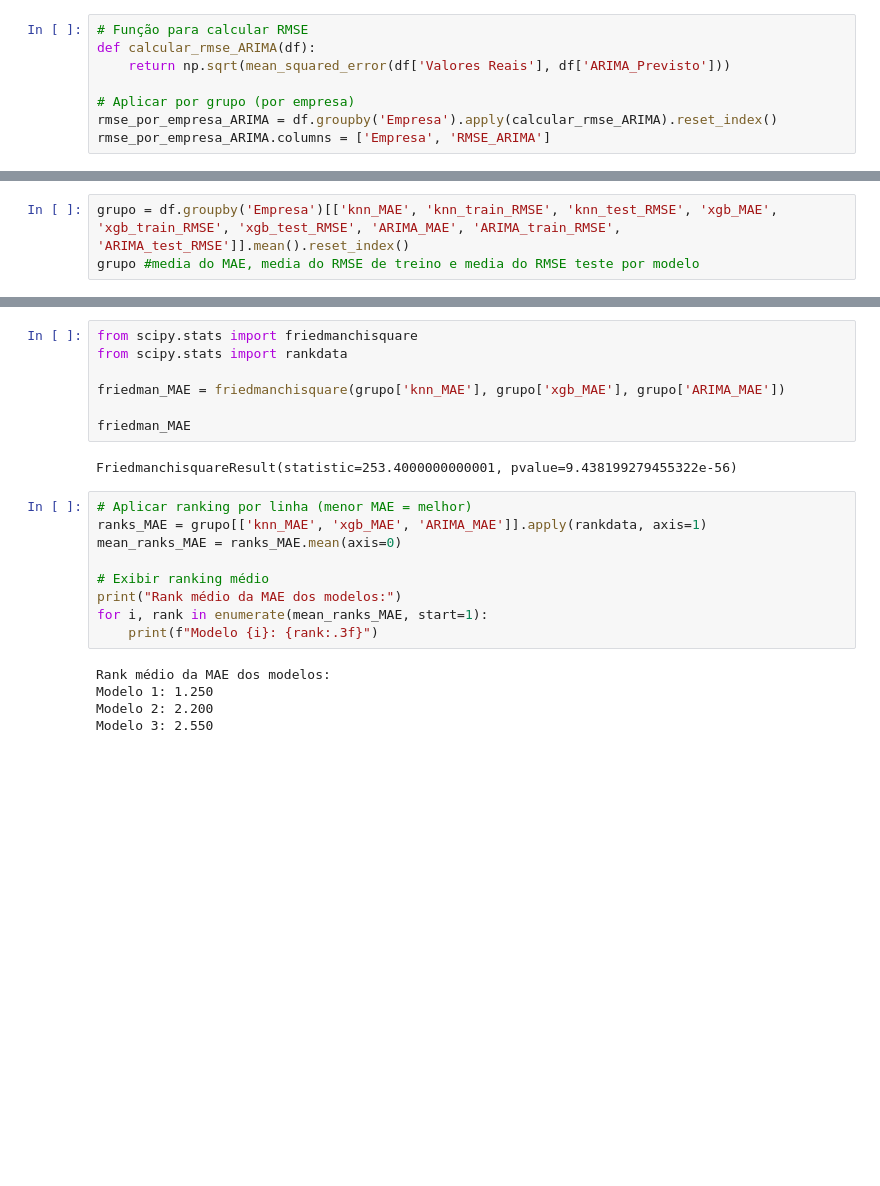
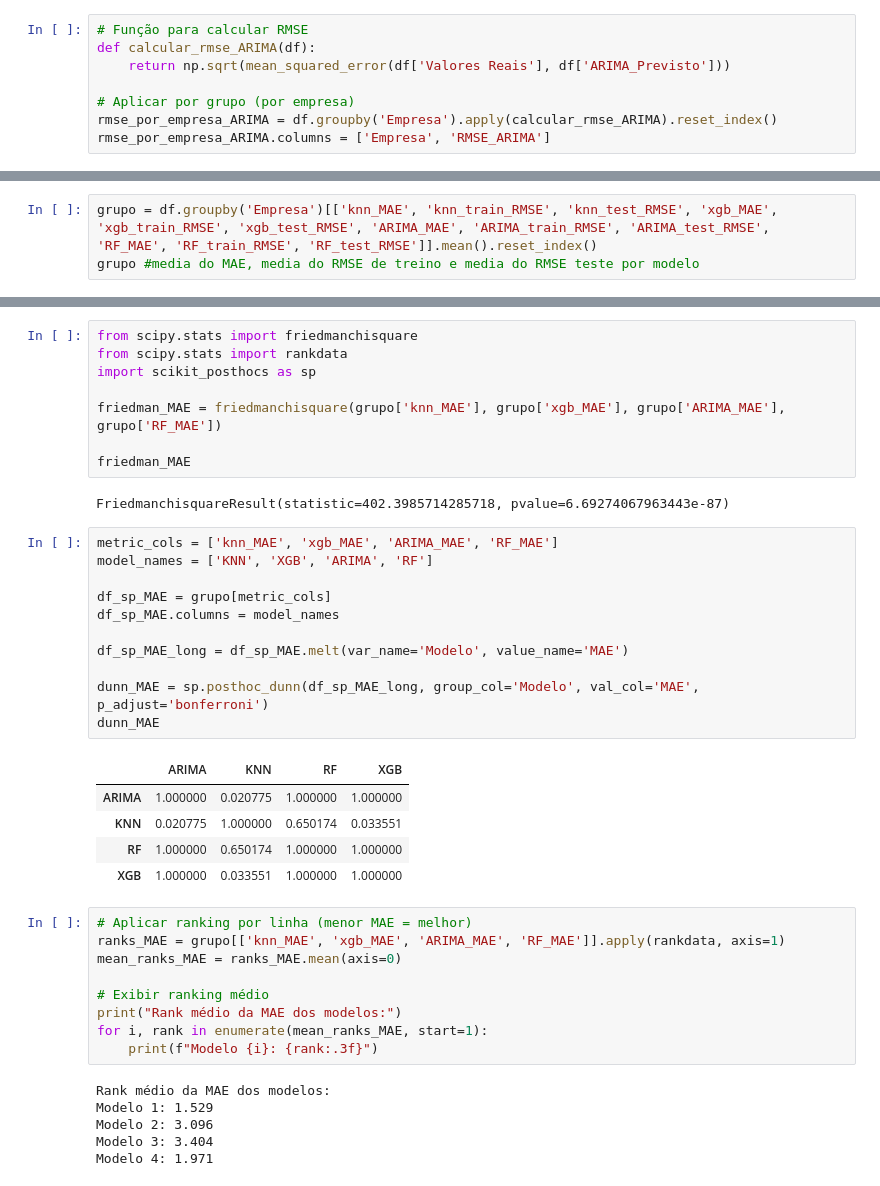
Before and after one commit to CHAnnnelch/IC_predicao_FCF, a Jupyter notebook: 16_friedman_test.ipynb, the cells around one changed output, grey strips where cells are left out. Drawn from its saved outputs; the diff is of its cells as text; blank space fills up the shorter version.

Commit message:
Modelo RandomForest e teste Friedman atualizado com novo modelo e teste post hoc de Dunn-Bonferroni

```diff
--- a/16_friedman_test.ipynb
+++ b/16_friedman_test.ipynb
@@ -107,5 +148,5 @@ Name: 210, dtype: object
 # %%
-grupo = df.groupby('Empresa')[['knn_MAE', 'knn_train_RMSE', 'knn_test_RMSE', 'xgb_MAE', 'xgb_train_RMSE', 'xgb_test_RMSE', 'ARIMA_MAE', 'ARIMA_train_RMSE', 'ARIMA_test_RMSE']].mean().reset_index()
+grupo = df.groupby('Empresa')[['knn_MAE', 'knn_train_RMSE', 'knn_test_RMSE', 'xgb_MAE', 'xgb_train_RMSE', 'xgb_test_RMSE', 'ARIMA_MAE', 'ARIMA_train_RMSE', 'ARIMA_test_RMSE', 'RF_MAE', 'RF_train_RMSE', 'RF_test_RMSE']].mean().reset_index()
 grupo #media do MAE, media do RMSE de treino e media do RMSE teste por modelo
 # %% [output]
 |  | Empresa | knn_MAE | knn_train_RMSE | knn_test_RMSE | xgb_MAE | xgb_train_RMSE | xgb_test_RMSE | ARIMA_MAE | ... |
@@ -192,15 +255,33 @@ RMSE Teste Std ARIMA: 0.06632561698895731
 # %%
 from scipy.stats import friedmanchisquare
 from scipy.stats import rankdata
+import scikit_posthocs as sp
 
-friedman_MAE = friedmanchisquare(grupo['knn_MAE'], grupo['xgb_MAE'], grupo['ARIMA_MAE'])
+friedman_MAE = friedmanchisquare(grupo['knn_MAE'], grupo['xgb_MAE'], grupo['ARIMA_MAE'], grupo['RF_MAE'])
 
 friedman_MAE
 # %% [output]
-FriedmanchisquareResult(statistic=253.4000000000001, pvalue=9.438199279455322e-56)
+FriedmanchisquareResult(statistic=402.3985714285718, pvalue=6.69274067963443e-87)
+# %%
+metric_cols = ['knn_MAE', 'xgb_MAE', 'ARIMA_MAE', 'RF_MAE']
+model_names = ['KNN', 'XGB', 'ARIMA', 'RF']
+
+df_sp_MAE = grupo[metric_cols]
+df_sp_MAE.columns = model_names
+
+df_sp_MAE_long = df_sp_MAE.melt(var_name='Modelo', value_name='MAE')
+
+dunn_MAE = sp.posthoc_dunn(df_sp_MAE_long, group_col='Modelo', val_col='MAE', p_adjust='bonferroni')
+dunn_MAE
+# %% [output]
+|  | ARIMA | KNN | RF | XGB |
+| ARIMA | 1.000000 | 0.020775 | 1.000000 | 1.000000 |
+| KNN | 0.020775 | 1.000000 | 0.650174 | 0.033551 |
+| RF | 1.000000 | 0.650174 | 1.000000 | 1.000000 |
+| XGB | 1.000000 | 0.033551 | 1.000000 | 1.000000 |
 # %%
 # Aplicar ranking por linha (menor MAE = melhor)
-ranks_MAE = grupo[['knn_MAE', 'xgb_MAE', 'ARIMA_MAE']].apply(rankdata, axis=1)
+ranks_MAE = grupo[['knn_MAE', 'xgb_MAE', 'ARIMA_MAE', 'RF_MAE']].apply(rankdata, axis=1)
 mean_ranks_MAE = ranks_MAE.mean(axis=0)
 
 # Exibir ranking médio
@@ -209,7 +290,8 @@ for i, rank in enumerate(mean_ranks_MAE, start=1):
     print(f"Modelo {i}: {rank:.3f}")
 # %% [output]
 Rank médio da MAE dos modelos:
-Modelo 1: 1.250
-Modelo 2: 2.200
-Modelo 3: 2.550
+Modelo 1: 1.529
+Modelo 2: 3.096
+Modelo 3: 3.404
+Modelo 4: 1.971
 # %%
```
Also changed, not shown: parts of 11 cells of this notebook, 1 other file.
